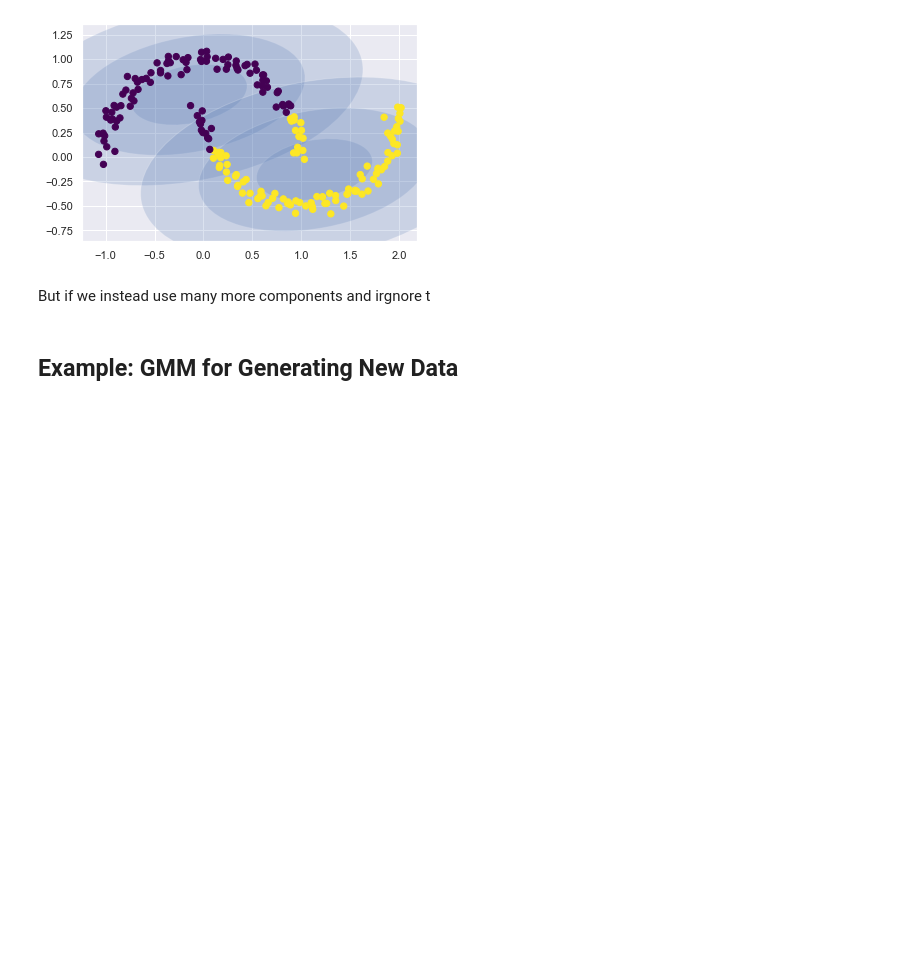
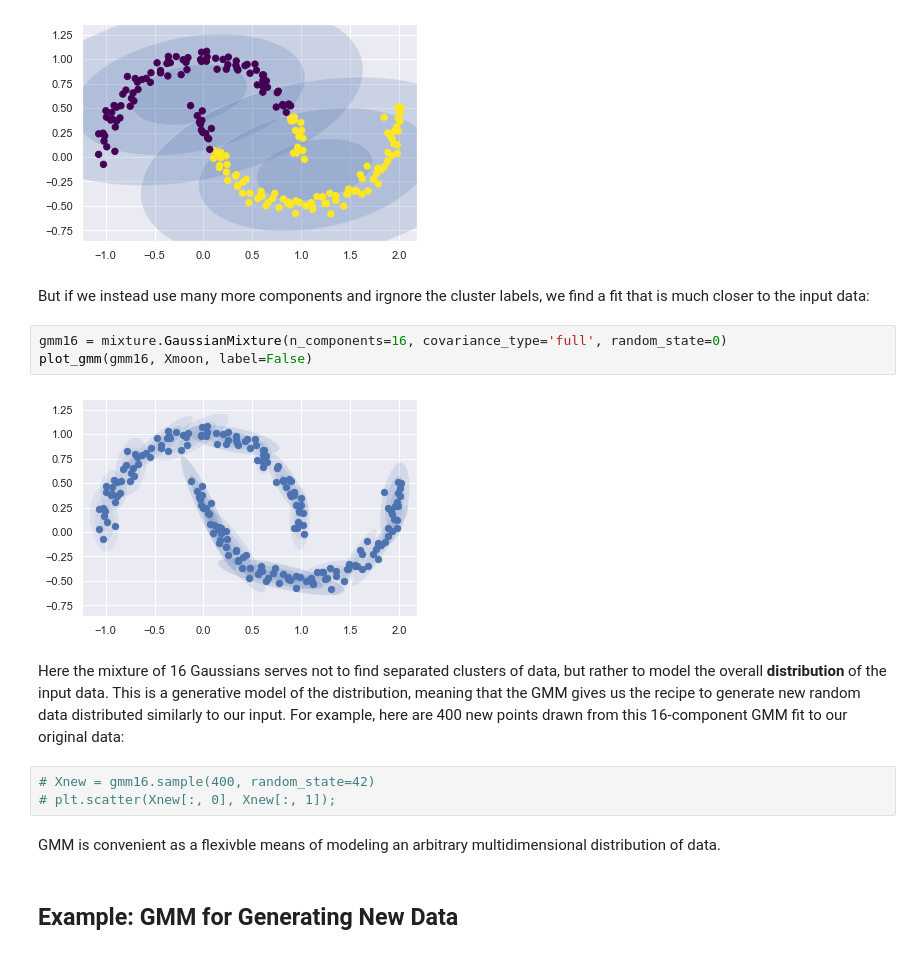
Before and after one commit to UlrikeBoehm/PythonDataScience, a Jupyter notebook: 05_MachineLearning/12_InDepth_Gaussian_Mixture_Models.ipynb, the cells around one changed output. Cells and saved outputs as stored; diff of their text form; blank space fills up the shorter version.

```diff
--- a/05_MachineLearning/12_InDepth_Gaussian_Mixture_Models.ipynb
+++ b/05_MachineLearning/12_InDepth_Gaussian_Mixture_Models.ipynb
@@ -230,6 +230,18 @@ plot_gmm(gmm2, Xmoon)
 # %% [output]
 [figure]
 # %% [markdown]
-But if we instead use many more components and irgnore t
+But if we instead use many more components and irgnore the cluster labels, we find a fit that is much closer to the input data:
+# %%
+gmm16 = mixture.GaussianMixture(n_components=16, covariance_type='full', random_state=0)
+plot_gmm(gmm16, Xmoon, label=False)
+# %% [output]
+[figure, added]
+# %% [markdown]
+Here the mixture of 16 Gaussians serves not to find separated clusters of data, but rather to model the overall **distribution** of the input data. This is a generative model of the distribution, meaning that the GMM gives us the recipe to generate new random data distributed similarly to our input. For example, here are 400 new points drawn from this 16-component GMM fit to our original data:
+# %%
+# Xnew = gmm16.sample(400, random_state=42)
+# plt.scatter(Xnew[:, 0], Xnew[:, 1]);
+# %% [markdown]
+GMM is convenient as a flexivble means of modeling an arbitrary multidimensional distribution of data.
 # %% [markdown]
 ## Example: GMM for Generating New Data
```
Also changed, not shown: parts of 3 cells of this notebook.
